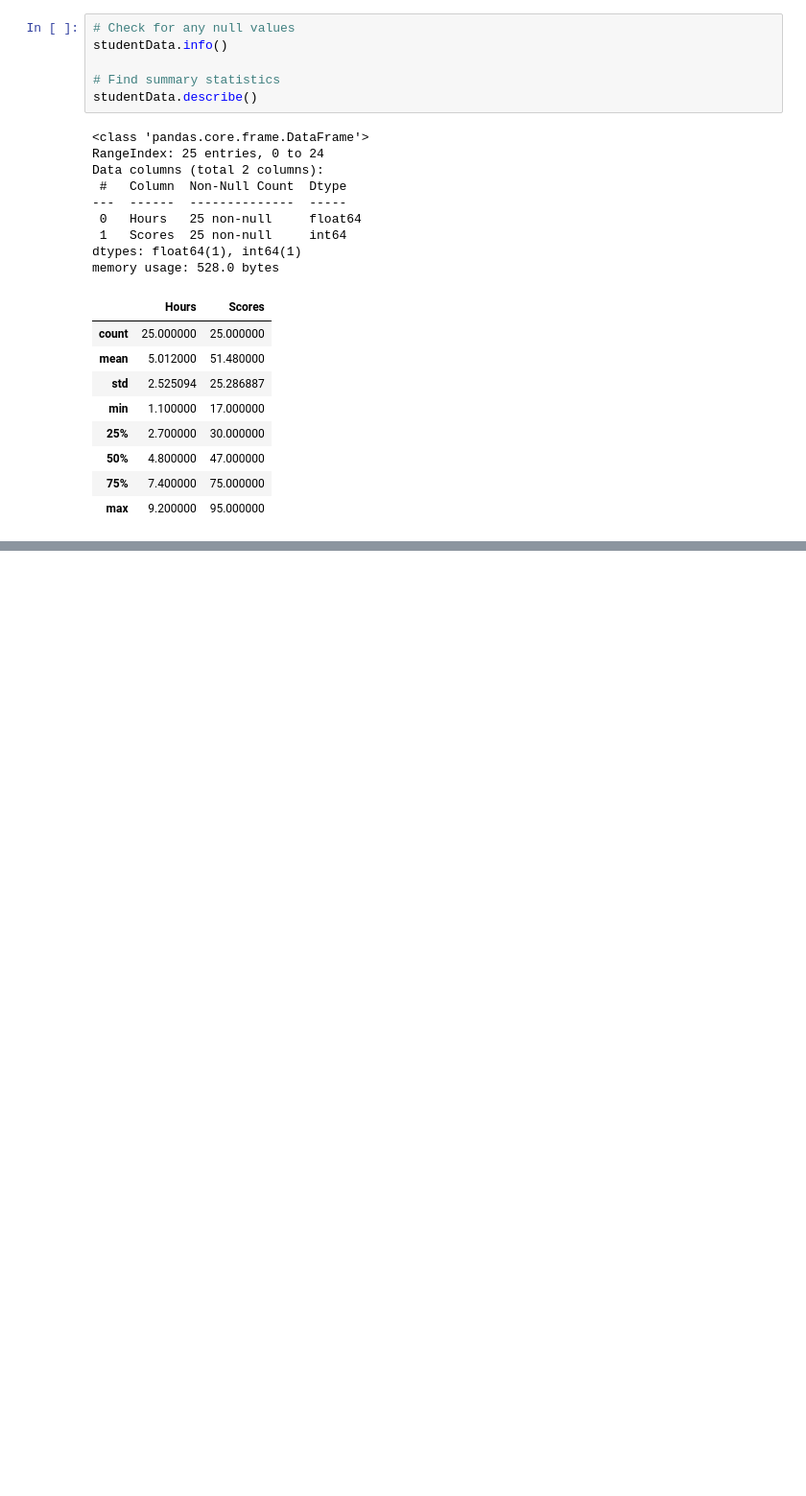
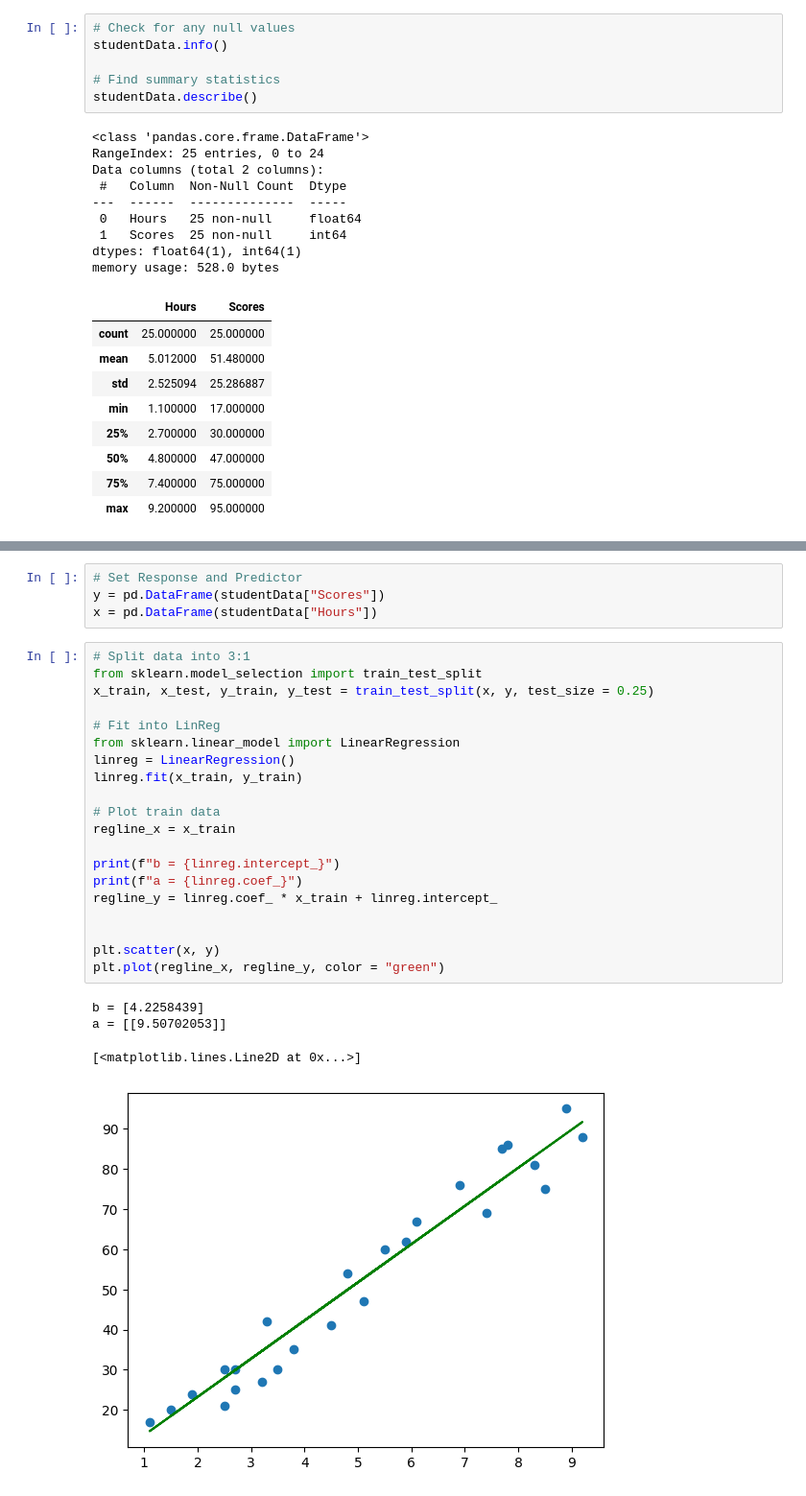
Before and after one commit to cjieguang/TheSparksFoundation, a Jupyter notebook: TSFGRIP-Task-1/TSFGRIP-Task-1.ipynb, the cells around one changed output, grey strips where cells are left out. Shown: that part at 96% size. Cells and saved outputs as stored; diff of their text form; blank space fills up the shorter version.

```diff
--- a/TSFGRIP-Task-1/TSFGRIP-Task-1.ipynb
+++ b/TSFGRIP-Task-1/TSFGRIP-Task-1.ipynb
@@ -61,0 +76,29 @@ memory usage: 528.0 bytes
+# %%
+# Set Response and Predictor
+y = pd.DataFrame(studentData["Scores"])
+x = pd.DataFrame(studentData["Hours"])
+# %%
+# Split data into 3:1
+from sklearn.model_selection import train_test_split
+x_train, x_test, y_train, y_test = train_test_split(x, y, test_size = 0.25)
+
+# Fit into LinReg
+from sklearn.linear_model import LinearRegression
+linreg = LinearRegression()
+linreg.fit(x_train, y_train)
+
+# Plot train data
+regline_x = x_train
+
+print(f"b = {linreg.intercept_}")
+print(f"a = {linreg.coef_}")
+regline_y = linreg.coef_ * x_train + linreg.intercept_
+
+
+plt.scatter(x, y)
+plt.plot(regline_x, regline_y, color = "green")
+# %% [output]
+b = [4.2258439]
+a = [[9.50702053]]
+[<matplotlib.lines.Line2D at 0x...>]
+[figure, added]
```
Also changed, not shown: parts of 6 cells of this notebook.
